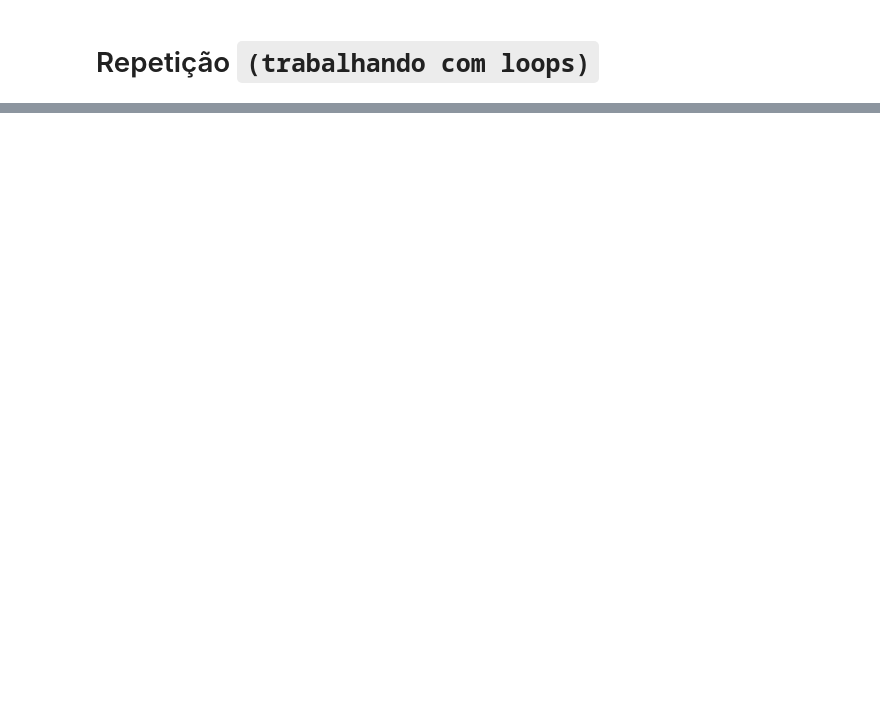
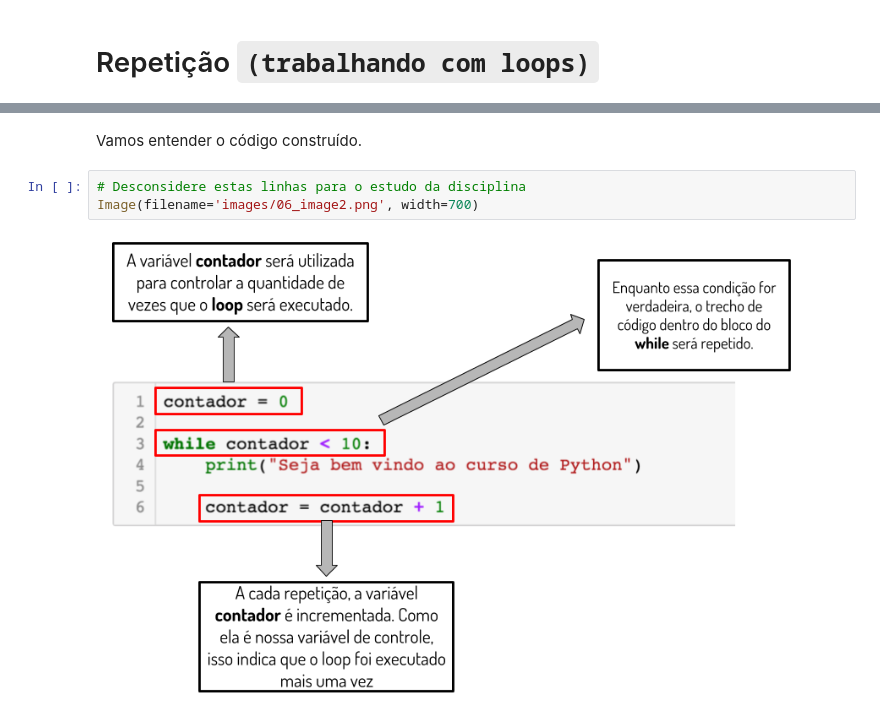
Before and after one commit to adolfoguimaraes/learningpython, a Jupyter notebook: programming_introduction/06_Repeticao.ipynb, the cells around one changed output, grey strips where cells are left out. Saved outputs shown, nothing was run; the diff lists cells and outputs as text; blank space fills up the shorter version.

```diff
--- a/programming_introduction/06_Repeticao.ipynb
+++ b/programming_introduction/06_Repeticao.ipynb
@@ -99,0 +108,7 @@ Tabuada de 2
+# %% [markdown]
+Vamos entender o código construído.
+# %%
+# Desconsidere estas linhas para o estudo da disciplina
+Image(filename='images/06_image2.png', width=700)
+# %% [output]
+[figure, added]
```
Also changed, not shown: parts of 48 cells of this notebook, 4 other files.
